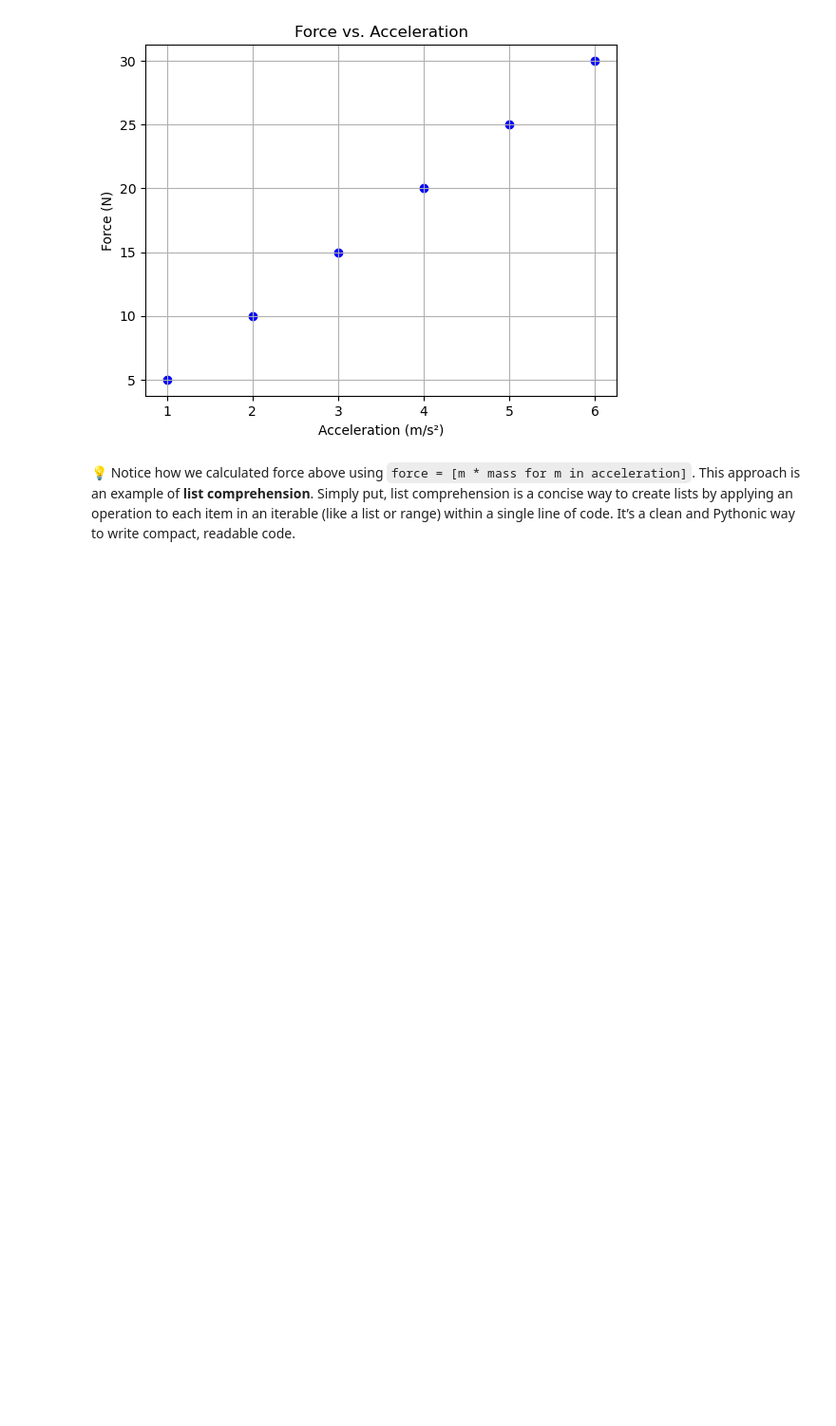
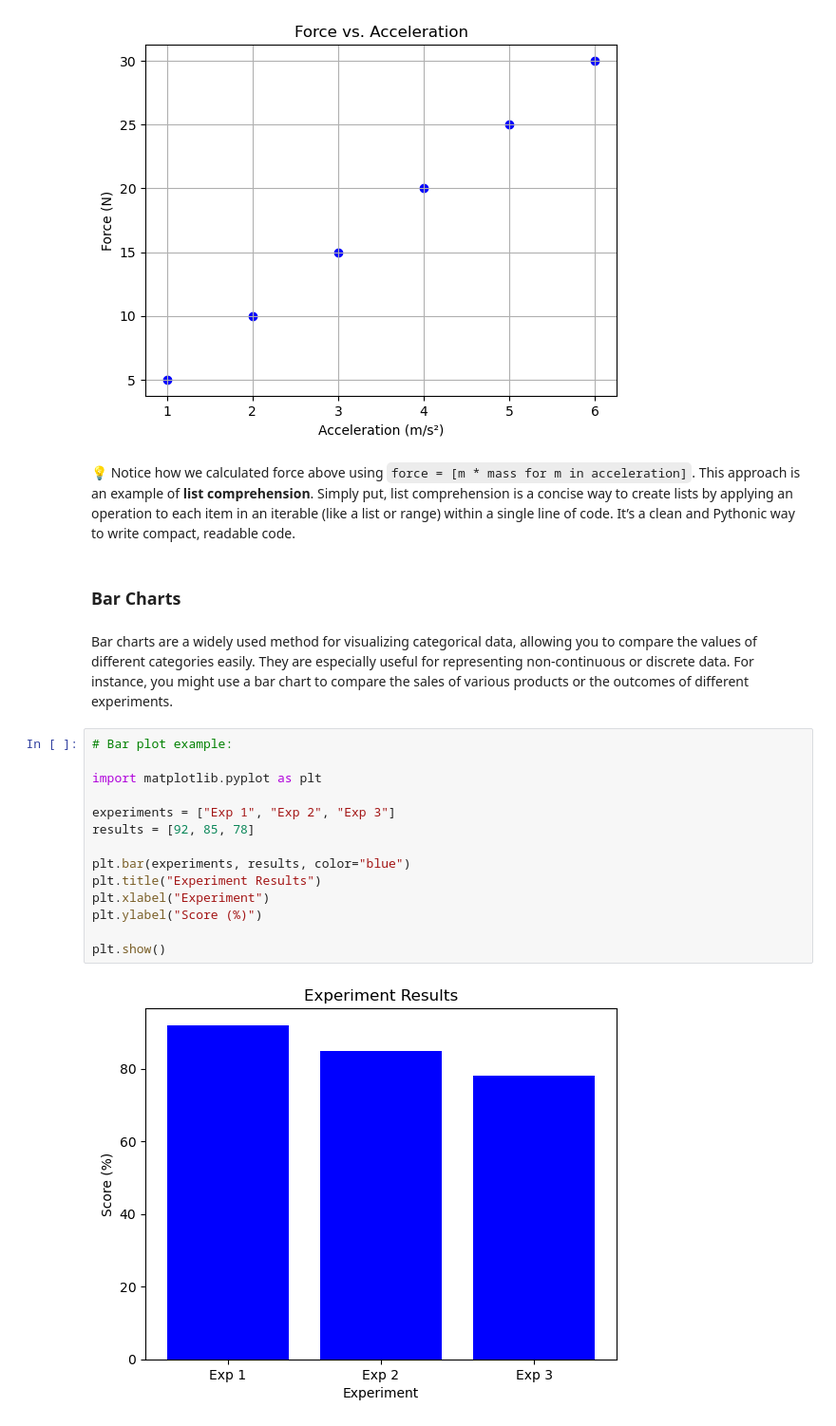
Before and after one commit to Collins-kariuk/Python-for-Physics-Students, a Jupyter notebook: Part 4_Data Visualization/Matplotlib & Plotting for Research.ipynb, the cells around one changed output. Shown: that part at 95% size. Saved outputs shown, nothing was run; the diff lists cells and outputs as text; blank space fills up the shorter version.

Commit message:
Finish 'Bar Charts' section.

```diff
--- a/Part 4_Data Visualization/Matplotlib & Plotting for Research.ipynb
+++ b/Part 4_Data Visualization/Matplotlib & Plotting for Research.ipynb
@@ -82,3 +82,23 @@ plt.show()
 [figure]
 # %% [markdown]
 💡 Notice how we calculated force above using `force = [m * mass for m in acceleration]`. This approach is an example of **list comprehension**. Simply put, list comprehension is a concise way to create lists by applying an operation to each item in an iterable (like a list or range) within a single line of code. It’s a clean and Pythonic way to write compact, readable code.
+# %% [markdown]
+### Bar Charts
+# %% [markdown]
+Bar charts are a widely used method for visualizing categorical data, allowing you to compare the values of different categories easily. They are especially useful for representing non-continuous or discrete data. For instance, you might use a bar chart to compare the sales of various products or the outcomes of different experiments.
+# %%
+# Bar plot example:
+
+import matplotlib.pyplot as plt
+
+experiments = ["Exp 1", "Exp 2", "Exp 3"]
+results = [92, 85, 78]
+
+plt.bar(experiments, results, color="blue")
+plt.title("Experiment Results")
+plt.xlabel("Experiment")
+plt.ylabel("Score (%)")
+
+plt.show()
+# %% [output]
+[figure, added]
```
